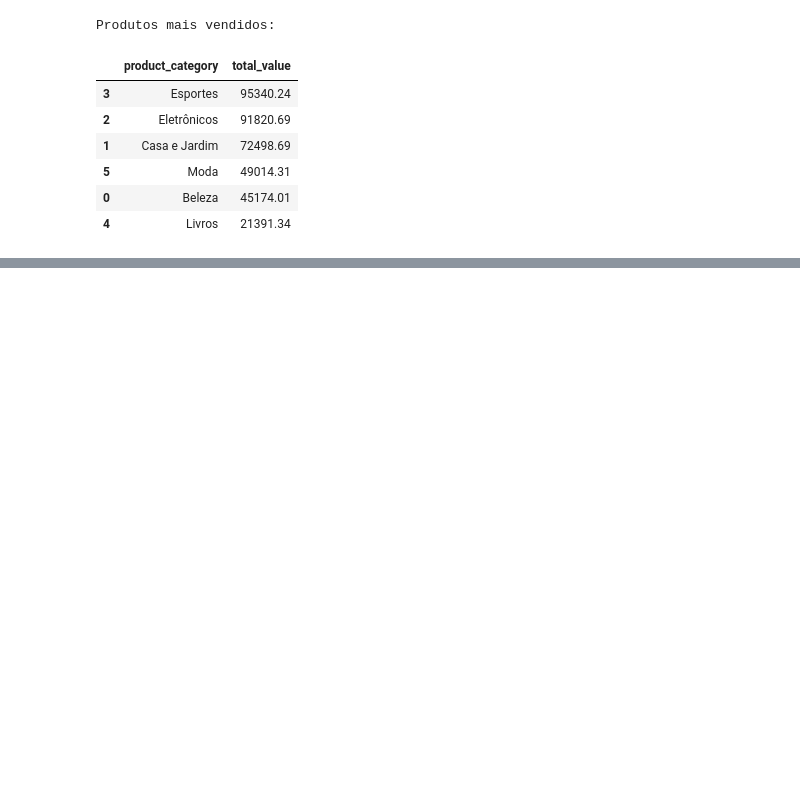
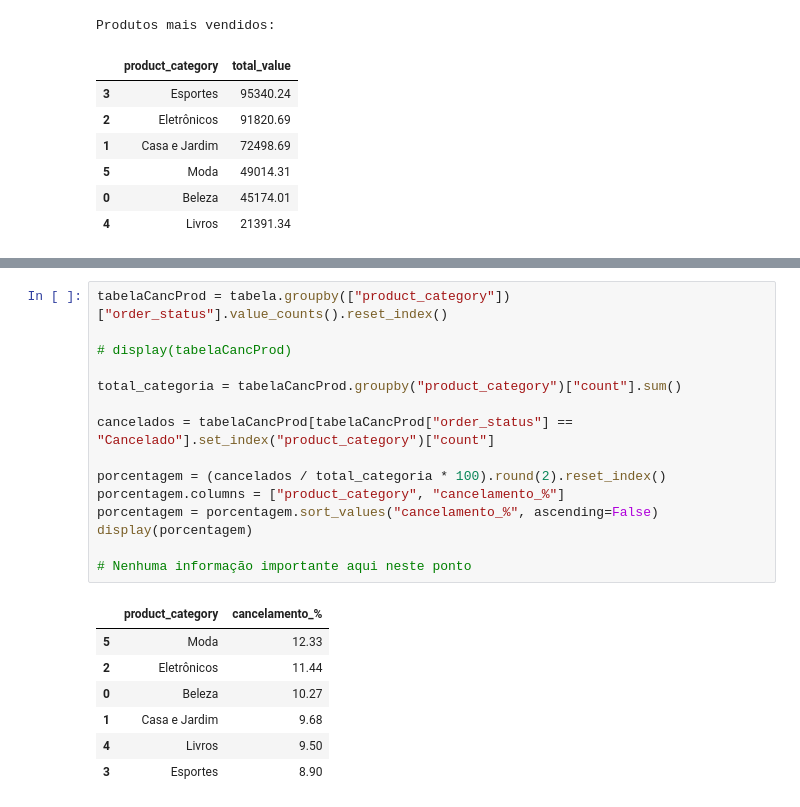
Before and after one commit to WolfDev616/linked-ps-dados-andreas, a Jupyter notebook: analiseVendas.ipynb, the cells around one changed output, grey strips where cells are left out. Drawn from its saved outputs; the diff is of its cells as text; blank space fills up the shorter version.

Commit message:
Novas análises sobre os métodos de pagamento e cancelamentos. Também melhorias na exibição de algumas tabelas

```diff
--- a/analiseVendas.ipynb
+++ b/analiseVendas.ipynb
@@ -194,0 +248,23 @@ Produtos mais vendidos:
+# %%
+tabelaCancProd = tabela.groupby(["product_category"])["order_status"].value_counts().reset_index()
+
+# display(tabelaCancProd)
+
+total_categoria = tabelaCancProd.groupby("product_category")["count"].sum()
+
+cancelados = tabelaCancProd[tabelaCancProd["order_status"] == "Cancelado"].set_index("product_category")["count"]
+
+porcentagem = (cancelados / total_categoria * 100).round(2).reset_index()
+porcentagem.columns = ["product_category", "cancelamento_%"]
+porcentagem = porcentagem.sort_values("cancelamento_%", ascending=False)
+display(porcentagem)
+
+# Nenhuma informação importante aqui neste ponto
+# %% [output]
+|  | product_category | cancelamento_% |
+| 5 | Moda | 12.33 |
+| 2 | Eletrônicos | 11.44 |
+| 0 | Beleza | 10.27 |
+| 1 | Casa e Jardim | 9.68 |
+| 4 | Livros | 9.50 |
+| 3 | Esportes | 8.90 |
```
Also changed, not shown: parts of 4 cells of this notebook.
